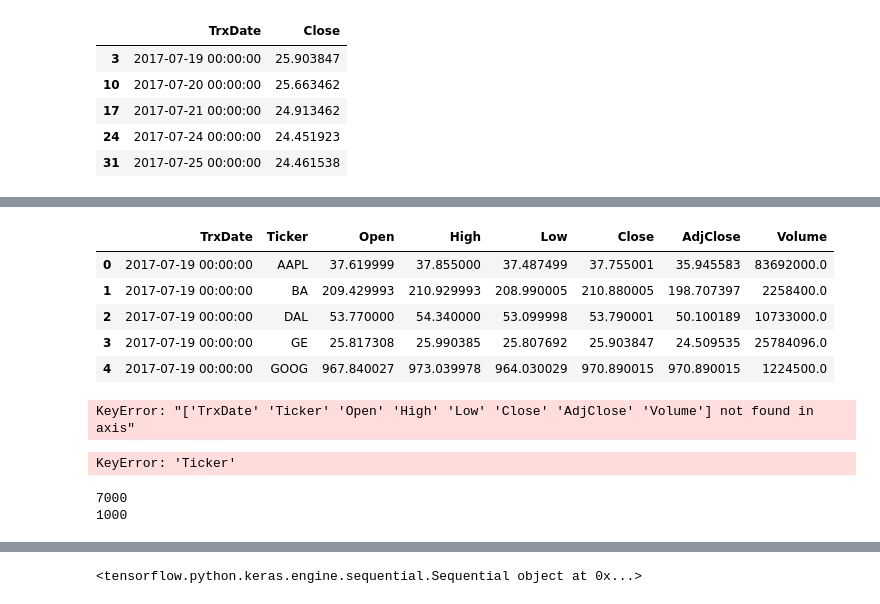
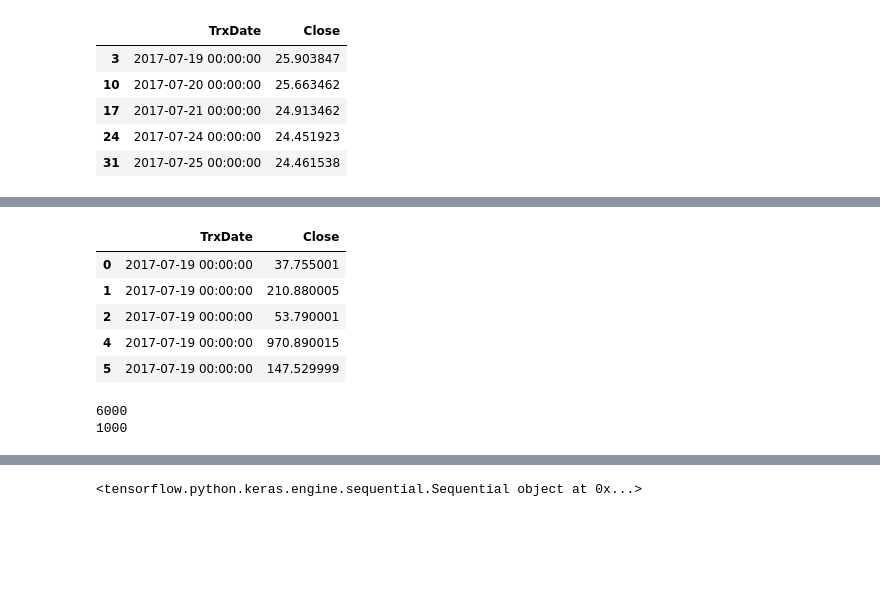
Before and after one commit to steskalja/ML-Stock-Prediction, a Jupyter notebook: Predict.ipynb, the cells around one changed output, grey strips where cells are left out. Cells and saved outputs as stored; diff of their text form; code cells hidden in the pictures; blank space fills up the shorter version.

```diff
--- a/Predict.ipynb
+++ b/Predict.ipynb
@@ -72,3 +39,7 @@ tf.head()
 | 17 | 2017-07-21 00:00:00 | 24.913462 |
 | 24 | 2017-07-24 00:00:00 | 24.451923 |
 | 31 | 2017-07-25 00:00:00 | 24.461538 |
+# %%
+# Leave only none GE stock in df.
+df = df.loc[df.index[df["Ticker"] != 'GE']]
+df.head()
@@ -75,28 +53,14 @@ tf.head()
 # %%
-# drop columns we wont be using
-# df = df.drop(columns=[ 'Ticker', 'Open', 'High', 'Low', 'AdjClose', 'Volume'])
+# drop columns we wont use
+df = df.drop(columns=[ 'Ticker', 'Open', 'High', 'Low', 'AdjClose', 'Volume'])
 df.head()
-# Remember to exclude GE from the df in next step
 # %% [output]
-|  | TrxDate | Ticker | Open | High | Low | Close | AdjClose | Volume |
-| 0 | 2017-07-19 00:00:00 | AAPL | 37.619999 | 37.855000 | 37.487499 | 37.755001 | 35.945583 | 83692000.0 |
-| 1 | 2017-07-19 00:00:00 | BA | 209.429993 | 210.929993 | 208.990005 | 210.880005 | 198.707397 | 2258400.0 |
-| 2 | 2017-07-19 00:00:00 | DAL | 53.770000 | 54.340000 | 53.099998 | 53.790001 | 50.100189 | 10733000.0 |
-| 3 | 2017-07-19 00:00:00 | GE | 25.817308 | 25.990385 | 25.807692 | 25.903847 | 24.509535 | 25784096.0 |
-| 4 | 2017-07-19 00:00:00 | GOOG | 967.840027 | 973.039978 | 964.030029 | 970.890015 | 970.890015 | 1224500.0 |
+|  | TrxDate | Close |
+| 0 | 2017-07-19 00:00:00 | 37.755001 |
+| 1 | 2017-07-19 00:00:00 | 210.880005 |
+| 2 | 2017-07-19 00:00:00 | 53.790001 |
+| 4 | 2017-07-19 00:00:00 | 970.890015 |
+| 5 | 2017-07-19 00:00:00 | 147.529999 |
-# %%
-# EXCLUDE GE - we need the rest of the stocks only for test data
-# newdf = df.drop(columns=[df.loc[df["Ticker"] == 'GE']]])
-newdf = df.drop(df.loc[df['Ticker'] == 'GE'])
-newdf.head()
-# %% [output]
-KeyError: "['TrxDate' 'Ticker' 'Open' 'High' 'Low' 'Close' 'AdjClose' 'Volume'] not found in axis"
-# %%
-#GE is the tf training df
-tf = df.loc[df["Ticker"] == 'GE']
-tf.head()
-# %% [output]
-KeyError: 'Ticker'
 # %%
 # other stocks close and date
 close_data = df['Close'].values
@@ -117,6 +81,6 @@ date_test = tf['TrxDate']
 print(len(close_train))
 print(len(close_test))
 # %% [output]
-7000
+6000
 1000
 # %%
```
Also changed, not shown: parts of 6 cells of this notebook.
